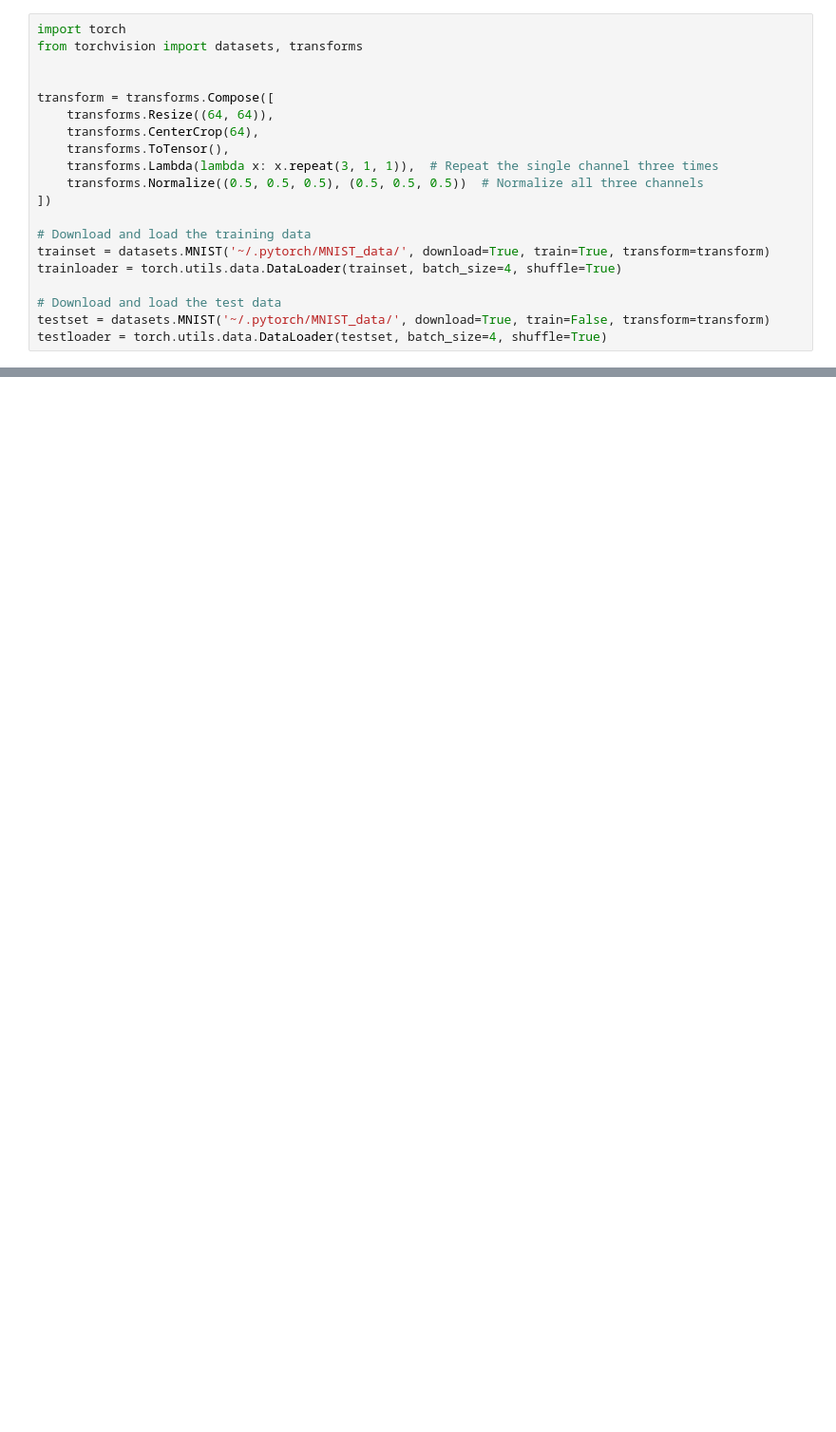
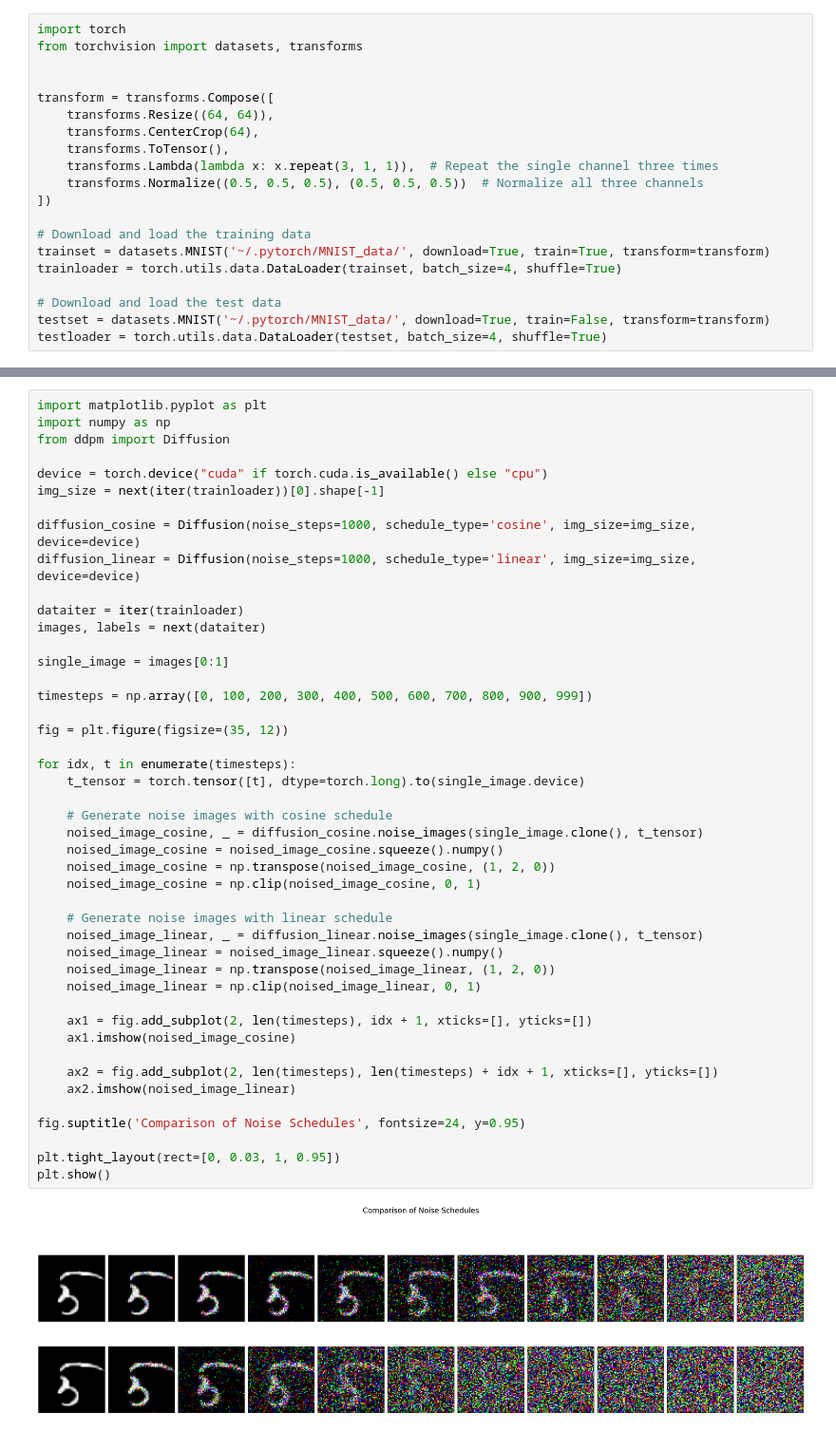
Before and after one commit to Kaan-wq/computer_vision, a Jupyter notebook: diffusion_models/ddpm.ipynb, the cells around one changed output, grey strips where cells are left out. Shown at 95% size. Cells and saved outputs as stored; diff of their text form; blank space fills up the shorter version.

Commit message:
Shedule comparisons + eval on testset

```diff
--- a/diffusion_models/ddpm.ipynb
+++ b/diffusion_models/ddpm.ipynb
@@ -58,3 +52,50 @@ plt.show()
+# %%
+import matplotlib.pyplot as plt
+import numpy as np
+from ddpm import Diffusion
+
+device = torch.device("cuda" if torch.cuda.is_available() else "cpu")
+img_size = next(iter(trainloader))[0].shape[-1]
+
+diffusion_cosine = Diffusion(noise_steps=1000, schedule_type='cosine', img_size=img_size, device=device)
+diffusion_linear = Diffusion(noise_steps=1000, schedule_type='linear', img_size=img_size, device=device)
+
+dataiter = iter(trainloader)
+images, labels = next(dataiter)
+
+single_image = images[0:1]
+
+timesteps = np.array([0, 100, 200, 300, 400, 500, 600, 700, 800, 900, 999])
+
+fig = plt.figure(figsize=(35, 12))
+
+for idx, t in enumerate(timesteps):
+    t_tensor = torch.tensor([t], dtype=torch.long).to(single_image.device)
+
+    # Generate noise images with cosine schedule
+    noised_image_cosine, _ = diffusion_cosine.noise_images(single_image.clone(), t_tensor)
+    noised_image_cosine = noised_image_cosine.squeeze().numpy()
+    noised_image_cosine = np.transpose(noised_image_cosine, (1, 2, 0))
+    noised_image_cosine = np.clip(noised_image_cosine, 0, 1)
+
+    # Generate noise images with linear schedule
+    noised_image_linear, _ = diffusion_linear.noise_images(single_image.clone(), t_tensor)
+    noised_image_linear = noised_image_linear.squeeze().numpy()
+    noised_image_linear = np.transpose(noised_image_linear, (1, 2, 0))
+    noised_image_linear = np.clip(noised_image_linear, 0, 1)
+
+    ax1 = fig.add_subplot(2, len(timesteps), idx + 1, xticks=[], yticks=[])
+    ax1.imshow(noised_image_cosine)
+
+    ax2 = fig.add_subplot(2, len(timesteps), len(timesteps) + idx + 1, xticks=[], yticks=[])
+    ax2.imshow(noised_image_linear)
+
+fig.suptitle('Comparison of Noise Schedules', fontsize=24, y=0.95)
+
+plt.tight_layout(rect=[0, 0.03, 1, 0.95])
+plt.show()
+# %% [output]
+[figure, added]
 # %%
 from ddpm import Diffusion, Trainer, UNet
 import torch
```
Also changed, not shown: parts of 7 cells of this notebook, 1 other file.
